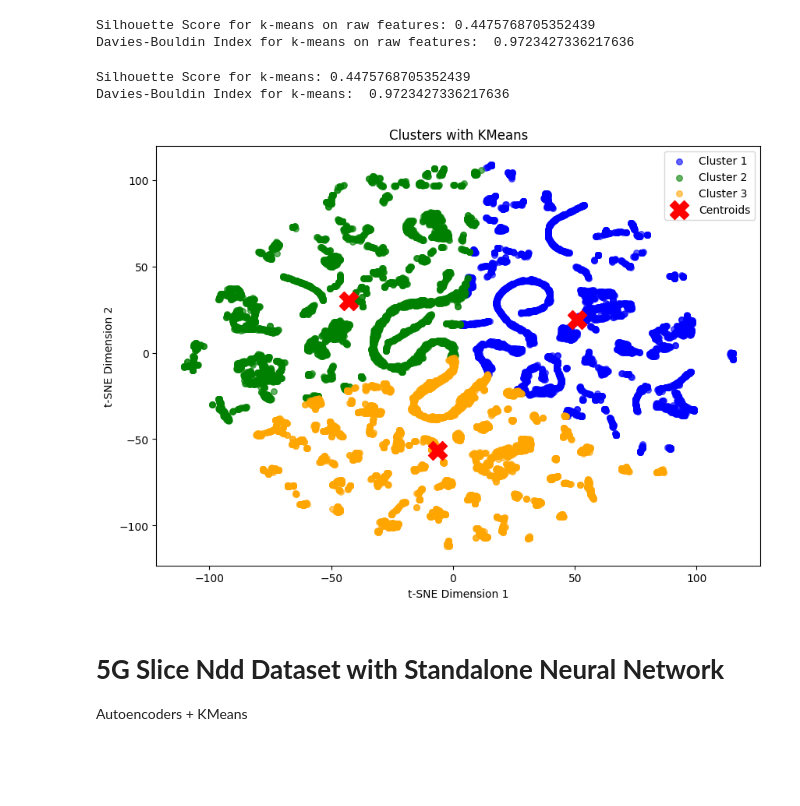
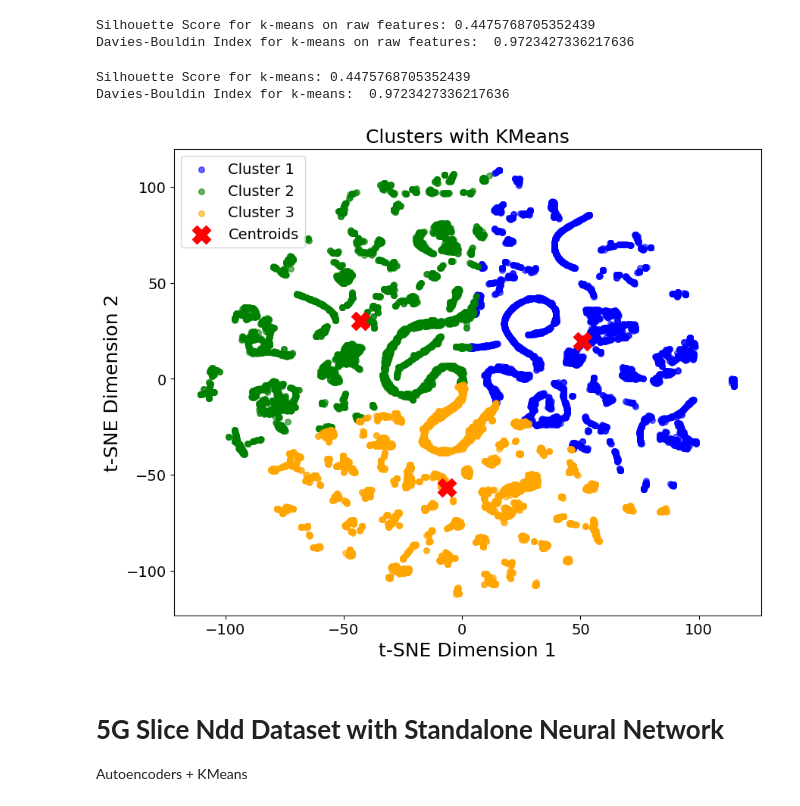
Before and after one commit to sujeshpadhi91/Network-Slicing-with-ML, a Jupyter notebook: Notebooks/Exp20_NSI_UnSup_TL_autoencoders.ipynb, the cells around one changed output. Cells and saved outputs as stored; diff of their text form; code cells hidden in the pictures; blank space fills up the shorter version.

Commit message:
comparative analysis using dataset 2 for thesis chapter 4

```diff
--- a/Notebooks/Exp20_NSI_UnSup_TL_autoencoders.ipynb
+++ b/Notebooks/Exp20_NSI_UnSup_TL_autoencoders.ipynb
@@ -258,37 +269,48 @@ X_encoded_2D = tsne.fit_transform(X)
 
 # Fit KMeans on the t-SNE reduced data
 kmeans_model = KMeans(n_clusters=n_clusters, random_state=42)
 cluster_labels = kmeans_model.fit_predict(X_encoded_2D)
 centroids = kmeans_model.cluster_centers_
 
 # Evaluate clustering quality with silhouette score
 # silhouette_avg = silhouette_score(X, cluster_labels)
 print(f"Silhouette Score for k-means: {silhouette_avg}")
 
 # Evaluate clustering quality with Davies-Bouldin Index
 # db_index_avg = davies_bouldin_score(X, cluster_labels)
 print("Davies-Bouldin Index for k-means: ", db_index_avg)
 
 # Plot the data points and centroids
-plt.figure(figsize=(10, 7))
+# Set global font size using rcParams
+plt.rcParams.update({
+    'font.size': 16,  # Set the base font size for all text
+    'axes.titlesize': 18,  # Title font size
+    'axes.labelsize': 18,  # X and Y label font size
+    'xtick.labelsize': 14,  # X tick label font size
+    'ytick.labelsize': 14,  # Y tick label font size
+    'legend.fontsize': 14  # Legend font size
+})
+
+# Plot the data points and centroids
+plt.figure(figsize=(10, 8))
 colors = ['blue', 'green', 'orange']  # Define colors for clusters
 for i in range(n_clusters):
     # Plot the points for each cluster
-    plt.scatter(X_encoded_2D[cluster_labels == i, 0], X_encoded_2D[cluster_labels == i, 1], s=30, color=colors[i], label=f'Cluster {i+1}', alpha=0.6)
+    plt.scatter(X_encoded_2D[cluster_labels == i, 0], X_encoded_2D[cluster_labels == i, 1],
+                s=30, color=colors[i], label=f'Cluster {i+1}', alpha=0.6)
 
 # Plot the centroids (transforming them is optional with t-SNE)
 plt.scatter(centroids[:, 0], centroids[:, 1], s=300, c='red', marker='X', label='Centroids')
 
 plt.xlabel('t-SNE Dimension 1')
 plt.ylabel('t-SNE Dimension 2')
-# plt.title('Clusters with Centroids in 2D Space (t-SNE Reduced)')
 plt.title('Clusters with KMeans')
 plt.legend()
 plt.show()
 # %% [output]
 Silhouette Score for k-means: 0.4475768705352439
 Davies-Bouldin Index for k-means:  0.9723427336217636
-[figure, old version]
+[figure, new version]
 # %% [markdown]
 # **5G Slice Ndd Dataset with Standalone Neural Network**
 Autoencoders + KMeans
```
Also changed, not shown: parts of 12 cells of this notebook, 4 other files.
